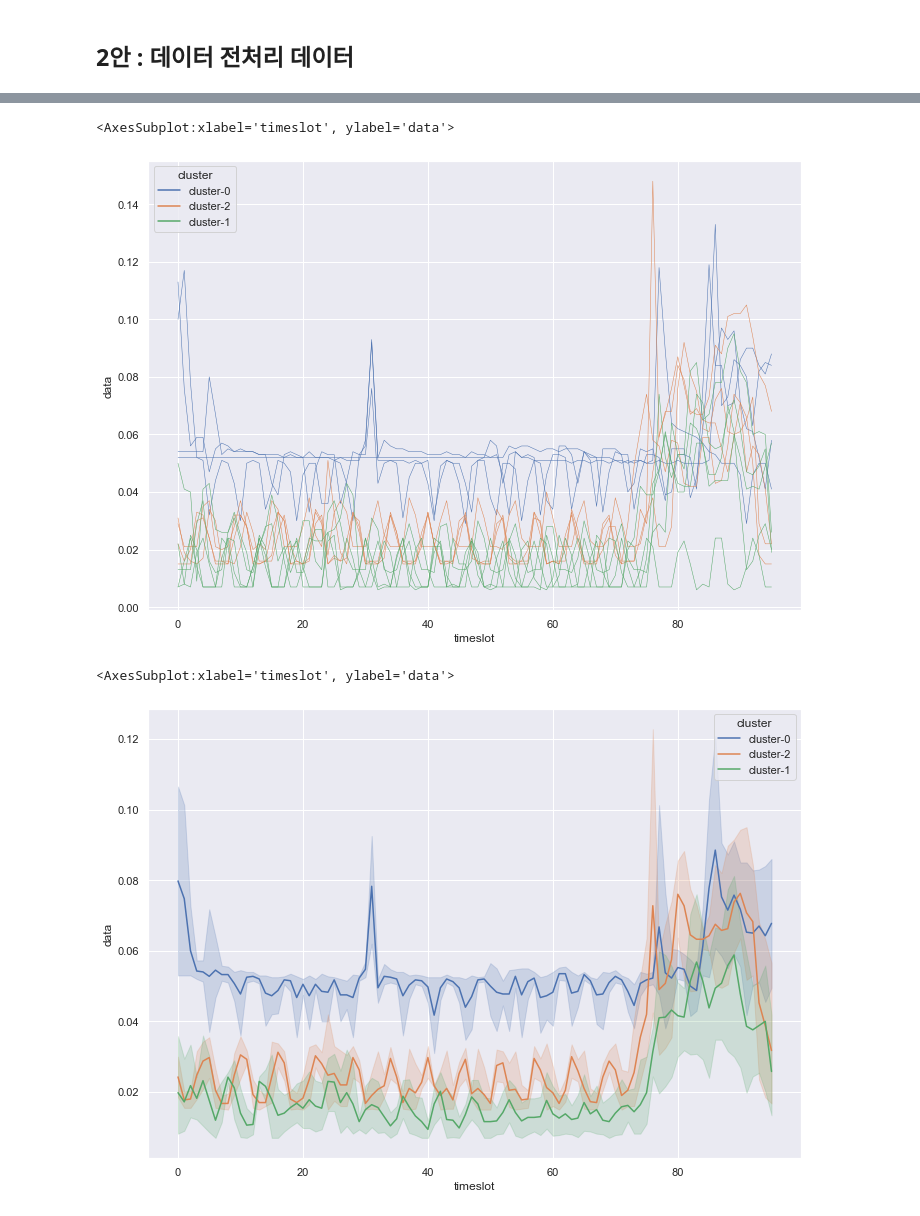
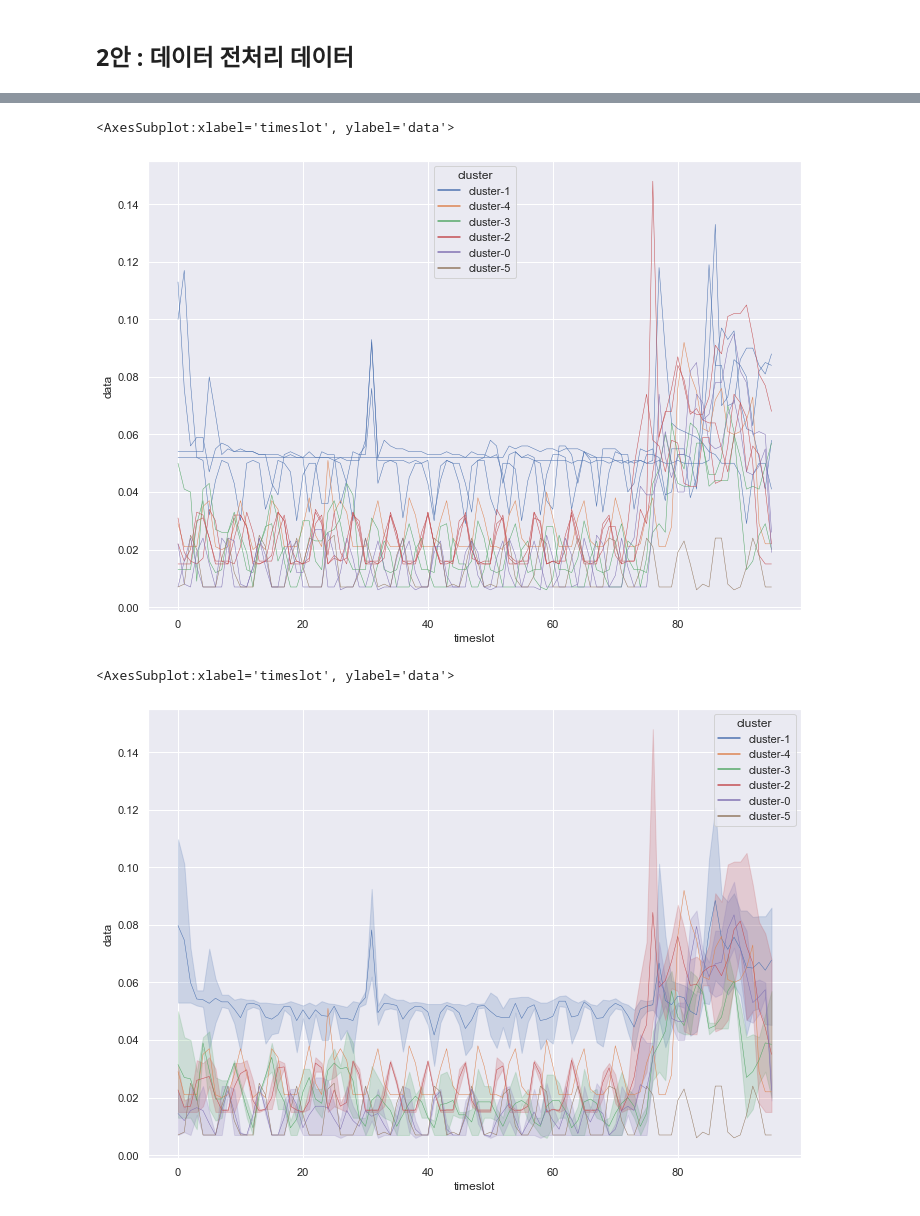
Before and after one commit to formegusto/pattern-recognition, a Jupyter notebook: 03.houself_clustering.ipynb, the cells around one changed output, grey strips where cells are left out. Cells and saved outputs as stored; diff of their text form; code cells hidden in the pictures.

```diff
--- a/03.houself_clustering.ipynb
+++ b/03.houself_clustering.ipynb
@@ -236,5 +240,5 @@ plt.show()
 # %%
-K = 3
+K = 6
 
 points = dr.values
 kmeans = KMeans(n_clusters=K).fit(points)
@@ -368,12 +378,14 @@ sns.lineplot(data=processingData,
             lw=0.5)
 # %% [output]
 <AxesSubplot:xlabel='timeslot', ylabel='data'>
-[figure, old version]
+[figure, new version]
 # %%
 sns.lineplot(data=processingData,
             x="timeslot",
             y="data",
-            hue="cluster",)
+            hue="cluster",
+            lw=0.5,
+            err_style="band") # bars
 # %% [output]
 <AxesSubplot:xlabel='timeslot', ylabel='data'>
-[figure, old version]
+[figure, new version]
```
Also changed, not shown: parts of 11 cells of this notebook, 1 other file.
